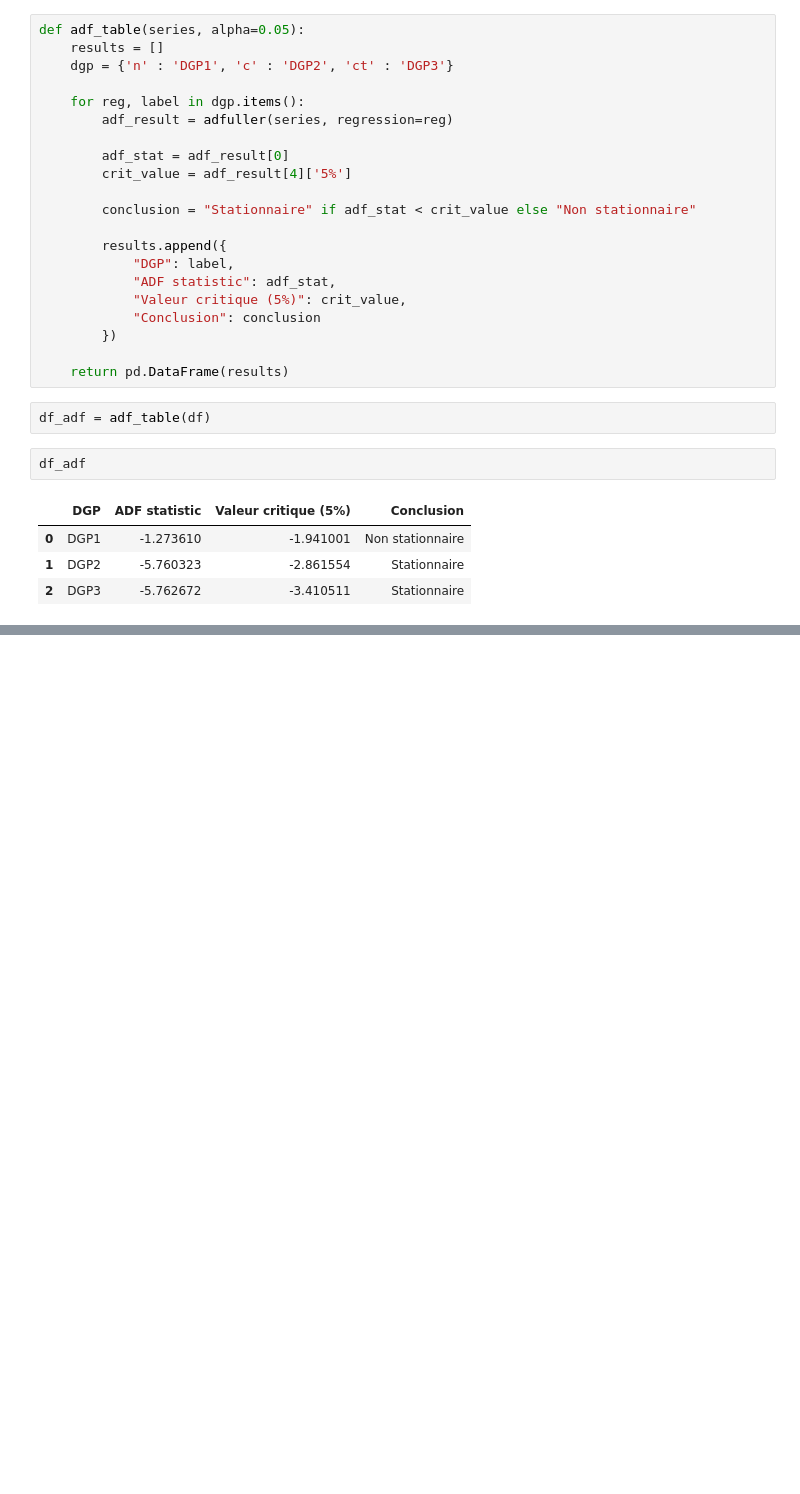
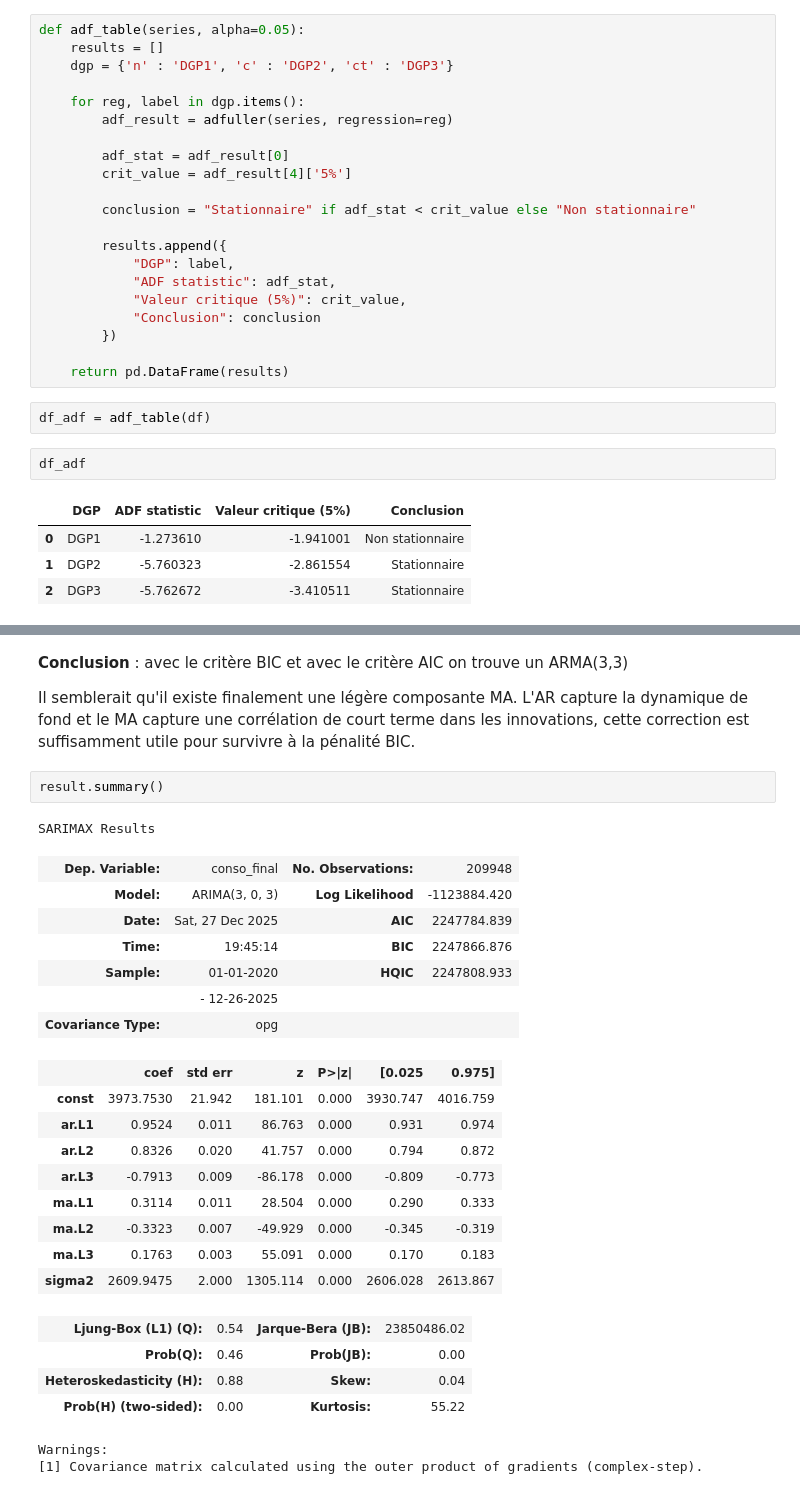
Before and after one commit to angelagrimaud/projet_pythonds, a Jupyter notebook: notebooks/pred_conso.ipynb, the cells around one changed output, grey strips where cells are left out. Drawn from its saved outputs; the diff is of its cells as text; blank space fills up the shorter version.

```diff
--- a/notebooks/pred_conso.ipynb
+++ b/notebooks/pred_conso.ipynb
@@ -114,0 +243,30 @@ Chaque modèle dépend d'un ou plusieurs paramètres appelés ordre à détermin
+# %% [markdown]
+**Conclusion** : avec le critère BIC et avec le critère AIC on trouve un ARMA(3,3)
+
+Il semblerait qu'il existe finalement une légère composante MA. L'AR capture la dynamique de fond et le MA capture une corrélation de court terme dans les innovations, cette correction est suffisamment utile pour survivre à la pénalité BIC.
+# %%
+result.summary()
+# %% [output]
+SARIMAX Results
+| Dep. Variable: | conso_final | No. Observations: | 209948 |
+| Model: | ARIMA(3, 0, 3) | Log Likelihood | -1123884.420 |
+| Date: | Sat, 27 Dec 2025 | AIC | 2247784.839 |
+| Time: | 19:45:14 | BIC | 2247866.876 |
+| Sample: | 01-01-2020 | HQIC | 2247808.933 |
+|  | - 12-26-2025 |  |  |
+| Covariance Type: | opg |  |  |
+|  | coef | std err | z | P>|z| | [0.025 | 0.975] |
+| const | 3973.7530 | 21.942 | 181.101 | 0.000 | 3930.747 | 4016.759 |
+| ar.L1 | 0.9524 | 0.011 | 86.763 | 0.000 | 0.931 | 0.974 |
+| ar.L2 | 0.8326 | 0.020 | 41.757 | 0.000 | 0.794 | 0.872 |
+| ar.L3 | -0.7913 | 0.009 | -86.178 | 0.000 | -0.809 | -0.773 |
+| ma.L1 | 0.3114 | 0.011 | 28.504 | 0.000 | 0.290 | 0.333 |
+| ma.L2 | -0.3323 | 0.007 | -49.929 | 0.000 | -0.345 | -0.319 |
+| ma.L3 | 0.1763 | 0.003 | 55.091 | 0.000 | 0.170 | 0.183 |
+| sigma2 | 2609.9475 | 2.000 | 1305.114 | 0.000 | 2606.028 | 2613.867 |
+| Ljung-Box (L1) (Q): | 0.54 | Jarque-Bera (JB): | 23850486.02 |
+| Prob(Q): | 0.46 | Prob(JB): | 0.00 |
+| Heteroskedasticity (H): | 0.88 | Skew: | 0.04 |
+| Prob(H) (two-sided): | 0.00 | Kurtosis: | 55.22 |
+Warnings:
+[1] Covariance matrix calculated using the outer product of gradients (complex-step).
```
Also changed, not shown: parts of 20 cells of this notebook.
